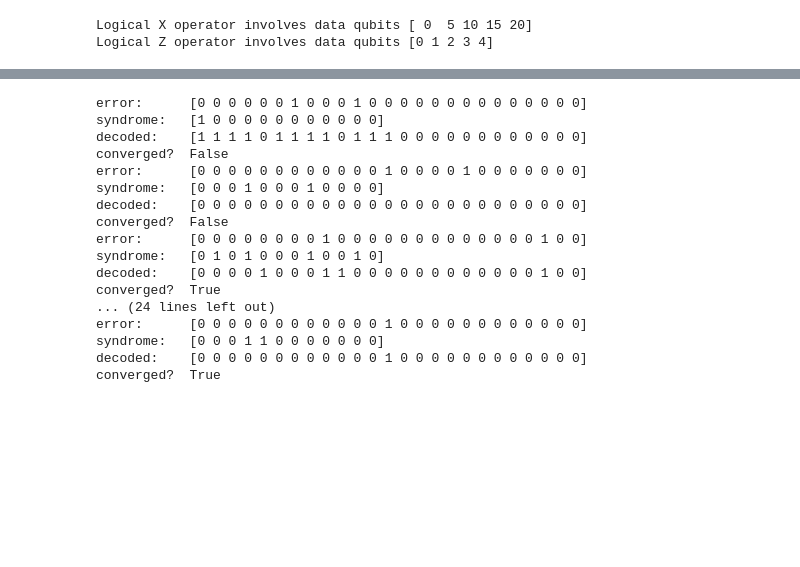
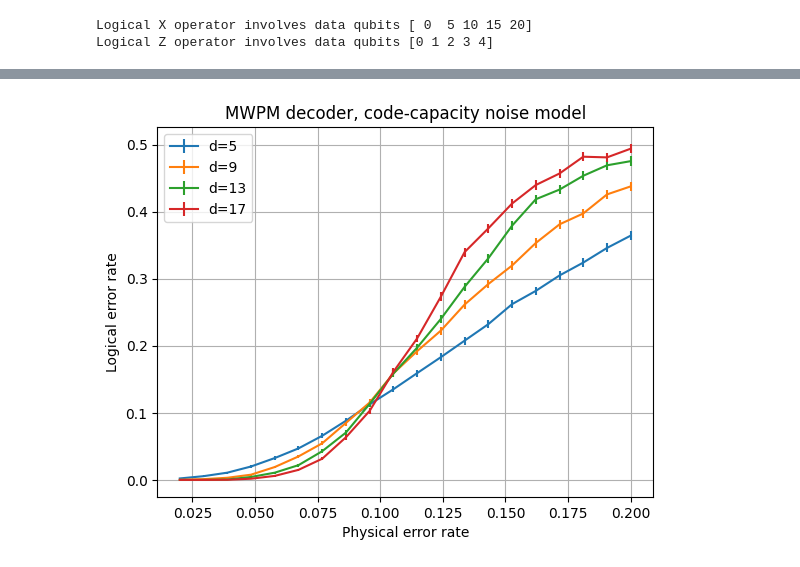
Before and after one commit to caoyingkang/QEC-decoder, a Jupyter notebook: test.ipynb, the cells around one changed output, grey strips where cells are left out. Saved outputs shown, nothing was run; the diff lists cells and outputs as text; code cells hidden in the pictures; blank space fills up the shorter version.

```diff
--- a/test.ipynb
+++ b/test.ipynb
@@ -184,4 +179,0 @@ from ldpc import BpOsdDecoder
-# %%
-code = RotatedSurfaceCode(d=5)
-error_rate = np.array([0.1] * code.n)
-ex, ez, sx, sz = code.sample_error_and_syndrome_with_code_capacity_model(N=10, p=error_rate, seed=42)
@@ -190,33 +184,43 @@ ex, ez, sx, sz = code.sample_error_and_syndrome_with_code_capacity_model(N=10, p
-# %%
-decoder = ldpc_BPDecoder(
-    pcm=code.Hz,
-    error_rate=0.1,
-    max_iter=code.n,
-    bp_method="minimum_sum",
-)
-
-for i in range(10):
-    e, s = ex[i], sz[i]
-    print("error:     ", e)
-    print("syndrome:  ", s)
-    ehat = decoder.decode(s)
-    print("decoded:   ", ehat)
-    print("converged? ", np.all(code.Hz @ ehat % 2 == s))
-# %% [output]
-error:      [0 0 0 0 0 0 1 0 0 0 1 0 0 0 0 0 0 0 0 0 0 0 0 0 0]
-syndrome:   [1 0 0 0 0 0 0 0 0 0 0 0]
-decoded:    [1 1 1 1 0 1 1 1 1 0 1 1 1 0 0 0 0 0 0 0 0 0 0 0 0]
-converged?  False
-error:      [0 0 0 0 0 0 0 0 0 0 0 0 1 0 0 0 0 1 0 0 0 0 0 0 0]
-syndrome:   [0 0 0 1 0 0 0 1 0 0 0 0]
-decoded:    [0 0 0 0 0 0 0 0 0 0 0 0 0 0 0 0 0 0 0 0 0 0 0 0 0]
-converged?  False
-error:      [0 0 0 0 0 0 0 0 1 0 0 0 0 0 0 0 0 0 0 0 0 0 1 0 0]
-syndrome:   [0 1 0 1 0 0 0 1 0 0 1 0]
-decoded:    [0 0 0 0 1 0 0 0 1 1 0 0 0 0 0 0 0 0 0 0 0 0 1 0 0]
-converged?  True
-... (24 lines left out)
-error:      [0 0 0 0 0 0 0 0 0 0 0 0 1 0 0 0 0 0 0 0 0 0 0 0 0]
-syndrome:   [0 0 0 1 1 0 0 0 0 0 0 0]
-decoded:    [0 0 0 0 0 0 0 0 0 0 0 0 1 0 0 0 0 0 0 0 0 0 0 0 0]
-converged?  True
+# %%
+N = 5000
+
+d_list = list(range(5, 18, 4))
+p_list = np.linspace(0.02, 0.2, 20).tolist()
+ler_array = np.zeros((len(d_list), len(p_list)))
+
+for i, d in enumerate(d_list):
+    # Construct the code
+    code = RotatedSurfaceCode(d)
+    # Get check matrix and action matrix. We focus on X-type stabilizers.
+    cm, am, _, _ = code.get_check_matrices_and_action_matrices(noise_model='code-capacity')
+    # Number of detectors and error mechanisms
+    m = cm.shape[0]
+    n = cm.shape[1]
+
+    for j, p in enumerate(p_list):
+        # Set error rate vector
+        error_rate = np.ones(n, dtype=float) * p
+        # Sample error patterns and calculate syndromes
+        true_error, syndrome = sample_error_and_syndrome(cm, error_rate, N, seed=42)
+        # Construct decoder
+        matching = pymatching.Matching.from_check_matrix(cm, weights=np.log((1 - error_rate) / error_rate))
+        # Decode
+        decoded_error = matching.decode_batch(syndrome)
+        # Calculate logical error rate
+        ler = get_logical_error_rate(cm, am, true_error, decoded_error)
+        # Store the result
+        ler_array[i, j] = ler
+
+plt.figure()
+for i, d in enumerate(d_list):
+    ler = ler_array[i]
+    std_err = (ler * (1 - ler) / N) ** 0.5
+    plt.errorbar(p_list, ler, yerr=std_err, label="d={}".format(d))
+plt.xlabel("Physical error rate")
+plt.ylabel("Logical error rate")
+plt.grid(True)
+plt.legend()
+plt.title("MWPM decoder, code-capacity noise model")
+plt.show()
+# %% [output]
+[figure, added]
```
Also changed, not shown: parts of 30 cells of this notebook.
